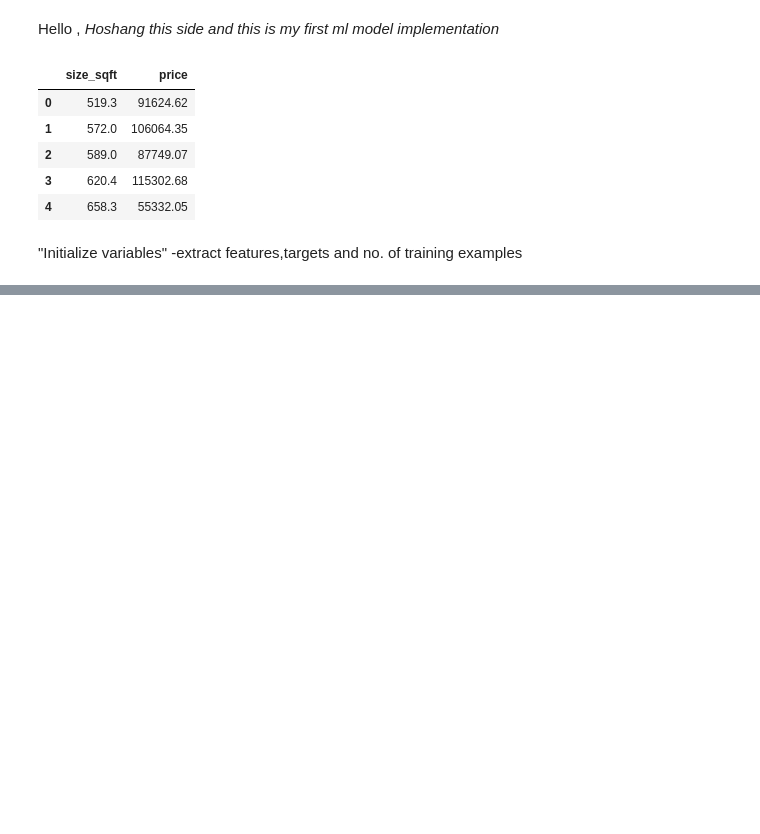
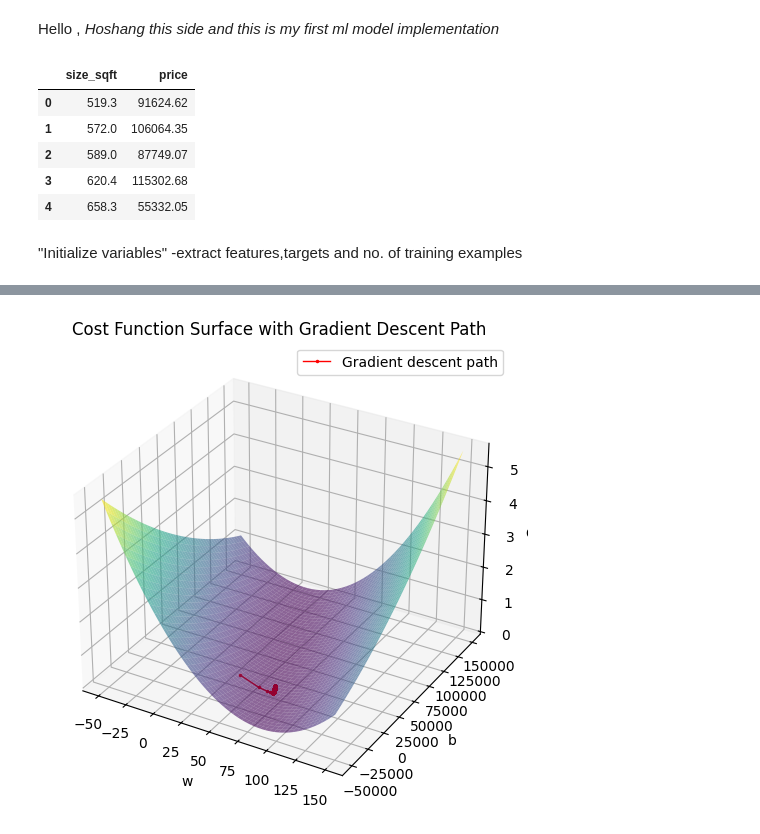
Before and after one commit to Hoshang-Warfade/ML-Practice, a Jupyter notebook: Linear Regression/Linear_Regression_First_Implemenation.ipynb, the cells around one changed output, grey strips where cells are left out. Cells and saved outputs as stored; diff of their text form; code cells hidden in the pictures; blank space fills up the shorter version.

```diff
--- a/Linear Regression/Linear_Regression_First_Implemenation.ipynb
+++ b/Linear Regression/Linear_Regression_First_Implemenation.ipynb
@@ -23,0 +118,31 @@ m=X.shape[0]
+# %%
+w_vals=np.linspace(-50,150,10000)
+b_vals=np.linspace(-50000,150000,10000)
+W,B=np.meshgrid(w_vals,b_vals)
+
+Z=np.zeros(W.shape)
+
+for i in range(W.shape[0]):
+    for j in range(W.shape[1]):
+        Z[i,j]=computecost(X,Y,W[i,j],B[i,j],m)
+# %%
+from mpl_toolkits.mplot3d import Axes3D
+# Extract the path
+w_history = [p[0] for p in p_history]
+b_history = [p[1] for p in p_history]
+
+fig = plt.figure(figsize=(10, 6))
+ax = fig.add_subplot(111, projection='3d')
+ax.plot_surface(W, B, Z, cmap='viridis', alpha=0.6)
+
+# Overlay the path - use J_history as the z-height at each point
+ax.plot(w_history, b_history, J_history, color='red', marker='.', markersize=3, linewidth=1, label='Gradient descent path')
+
+ax.set_xlabel('w')
+ax.set_ylabel('b')
+ax.set_zlabel('Cost')
+ax.set_title('Cost Function Surface with Gradient Descent Path')
+ax.legend()
+plt.show()
+# %% [output]
+[figure, added]
```
Also changed, not shown: parts of 12 cells of this notebook.
